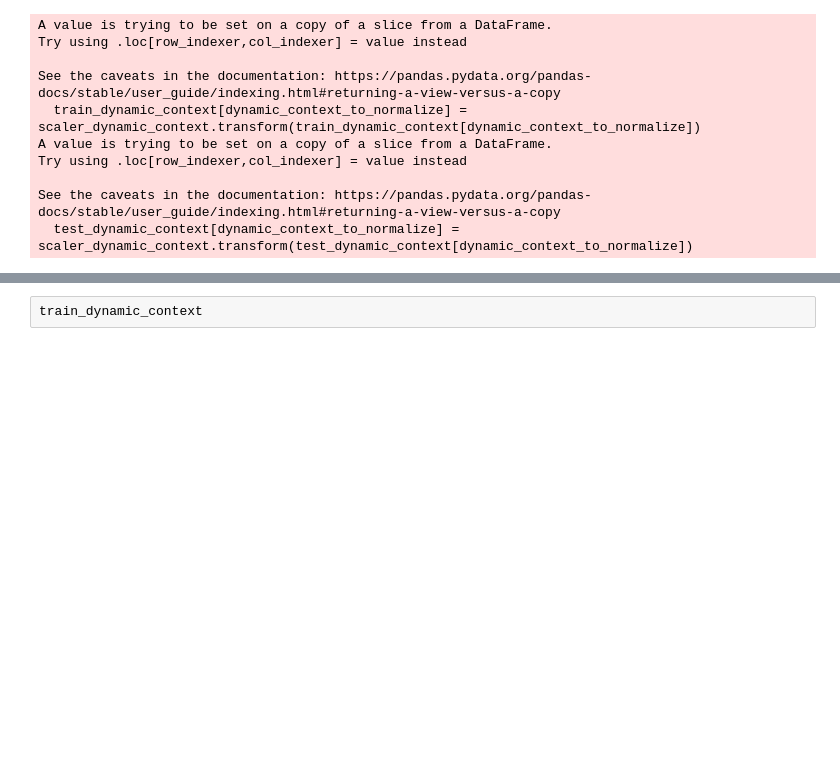
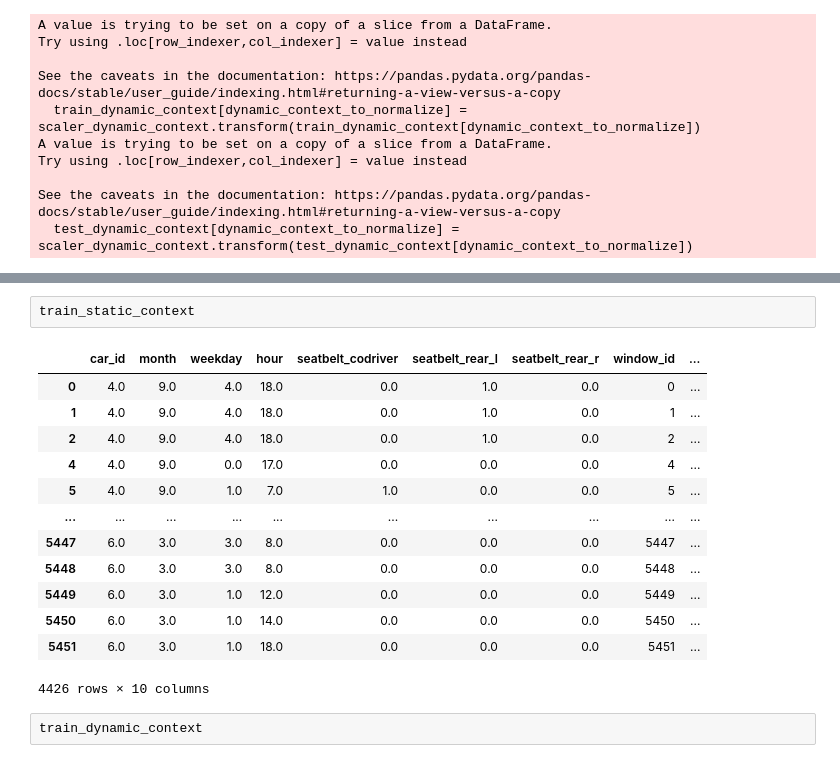
Before and after one commit to sreeragvn/CARSI-II-Master-Thesis-Context-Aware-Recsys, a Jupyter notebook: preprocessing/06_context.ipynb, the cells around one changed output, grey strips where cells are left out. Saved outputs shown, nothing was run; the diff lists cells and outputs as text; blank space fills up the shorter version.

```diff
--- a/preprocessing/06_context.ipynb
+++ b/preprocessing/06_context.ipynb
@@ -272,3 +304,19 @@ See the caveats in the documentation: https://pandas.pydata.org/pandas-docs/stab
+# %%
+train_static_context
+# %% [output]
+|  | car_id | month | weekday | hour | seatbelt_codriver | seatbelt_rear_l | seatbelt_rear_r | window_id | ... |
+| 0 | 4.0 | 9.0 | 4.0 | 18.0 | 0.0 | 1.0 | 0.0 | 0 | ... |
+| 1 | 4.0 | 9.0 | 4.0 | 18.0 | 0.0 | 1.0 | 0.0 | 1 | ... |
+| 2 | 4.0 | 9.0 | 4.0 | 18.0 | 0.0 | 1.0 | 0.0 | 2 | ... |
+| 4 | 4.0 | 9.0 | 0.0 | 17.0 | 0.0 | 0.0 | 0.0 | 4 | ... |
+| 5 | 4.0 | 9.0 | 1.0 | 7.0 | 1.0 | 0.0 | 0.0 | 5 | ... |
+| ... | ... | ... | ... | ... | ... | ... | ... | ... | ... |
+| 5447 | 6.0 | 3.0 | 3.0 | 8.0 | 0.0 | 0.0 | 0.0 | 5447 | ... |
+| 5448 | 6.0 | 3.0 | 3.0 | 8.0 | 0.0 | 0.0 | 0.0 | 5448 | ... |
+| 5449 | 6.0 | 3.0 | 1.0 | 12.0 | 0.0 | 0.0 | 0.0 | 5449 | ... |
+| 5450 | 6.0 | 3.0 | 1.0 | 14.0 | 0.0 | 0.0 | 0.0 | 5450 | ... |
+| 5451 | 6.0 | 3.0 | 1.0 | 18.0 | 0.0 | 0.0 | 0.0 | 5451 | ... |
+4426 rows × 10 columns
 # %%
 train_dynamic_context
 # %% [output]
```
Also changed, not shown: parts of 3 cells of this notebook, 56 other files.
